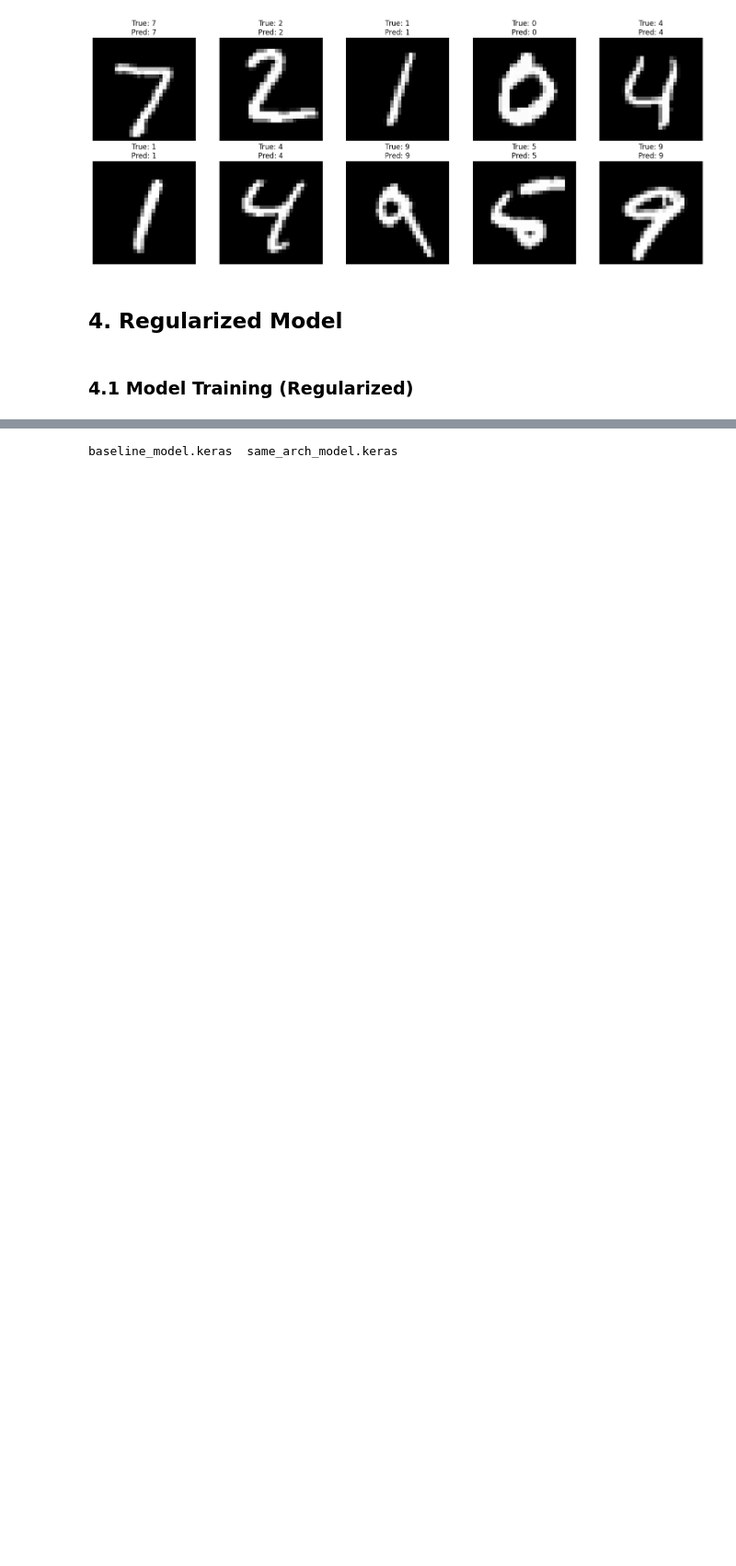
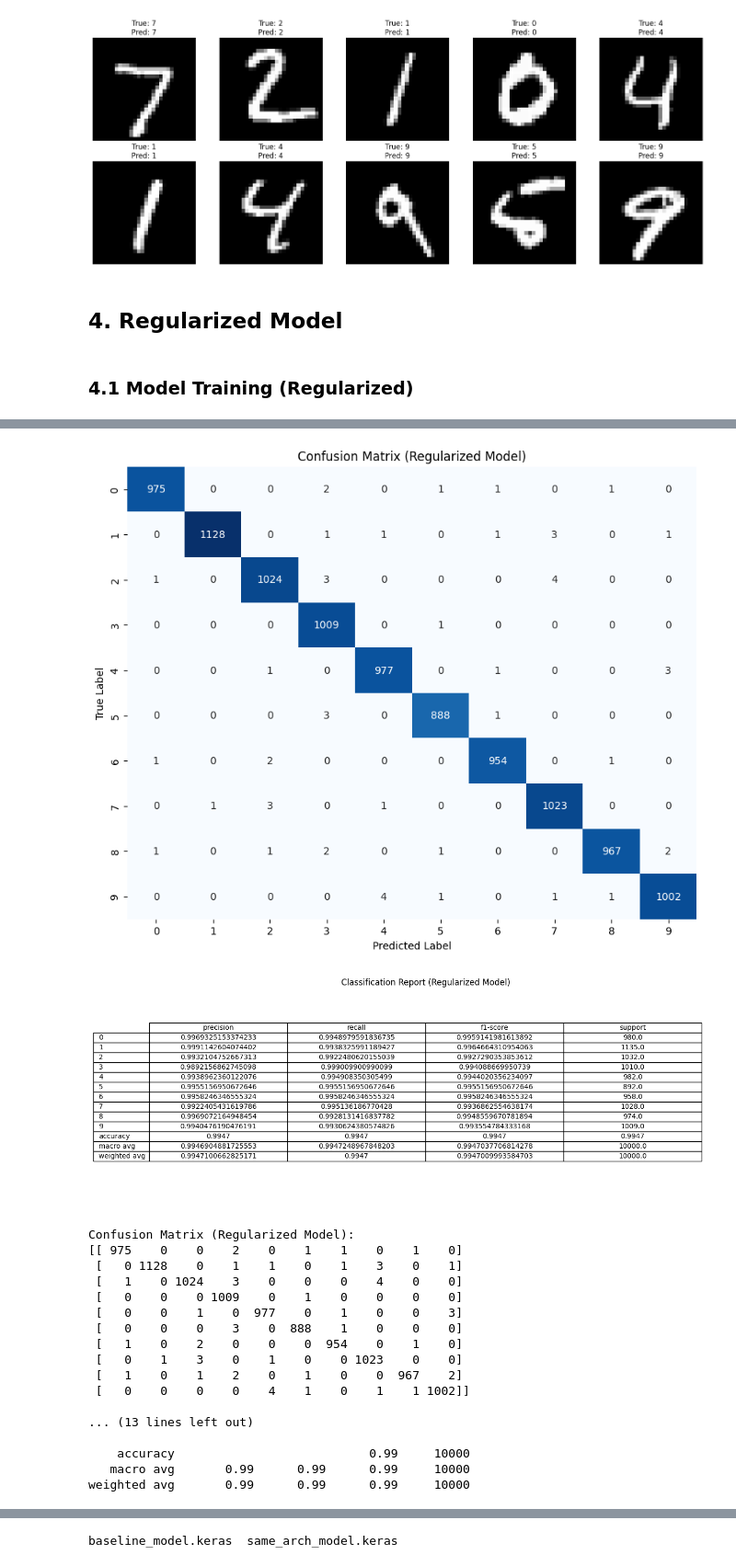
Before and after one commit to savioshaju/MNIST-Image-Classification-with-CNN, a Jupyter notebook: minist_cnn.ipynb, the cells around one changed output, grey strips where cells are left out. Shown at 92% size. Saved outputs shown, nothing was run; the diff lists cells and outputs as text; code cells hidden in the pictures; blank space fills up the shorter version.

```diff
--- a/minist_cnn.ipynb
+++ b/minist_cnn.ipynb
@@ -552,0 +622,41 @@ weighted avg       0.99      0.99      0.99     10000
+# %%
+y_pred_fixed = np.argmax(same_arch_model.predict(x_test), axis=1)
+
+# Confusion Matrix
+cm_fixed = confusion_matrix(y_test, y_pred_fixed)
+plt.figure(figsize=(10, 8))
+sns.heatmap(cm_fixed, annot=True, fmt='d', cmap='Blues', cbar=False,
+            xticklabels=np.arange(10), yticklabels=np.arange(10))
+plt.title('Confusion Matrix (Regularized Model)')
+plt.xlabel('Predicted Label')
+plt.ylabel('True Label')
+plt.savefig(os.path.join(save_base_path, 'confusion_matrix_regularized.png'))
+plt.show()
+plt.close()
+
+# Classification Report
+report_fixed = classification_report(y_test, y_pred_fixed, output_dict=True)
+df_report_fixed = pd.DataFrame(report_fixed).transpose()
+
+plt.figure(figsize=(12, 6))
+ax = plt.gca()
+ax.axis('off')
+tbl = ax.table(cellText=df_report_fixed.values,
+               colLabels=df_report_fixed.columns,
+               rowLabels=df_report_fixed.index,
+               loc='center',
+               cellLoc='center')
+tbl.auto_set_font_size(False)
+tbl.set_fontsize(10)
+tbl.scale(1.2, 1.2)
+plt.title('Classification Report (Regularized Model)', y=0.95)
+plt.savefig(os.path.join(save_base_path, 'classification_report_regularized.png'), bbox_inches='tight')
+plt.show()
+plt.close()
+
+print('Confusion Matrix (Regularized Model):')
+print(cm_fixed)
+
+print('\nClassification Report (Regularized Model):')
+print(classification_report(y_test, y_pred_fixed))
+# %% [output]
@@ -553,3 +664,22 @@ weighted avg       0.99      0.99      0.99     10000
+[figure, added]
+[figure, added]
+Confusion Matrix (Regularized Model):
+[[ 975    0    0    2    0    1    1    0    1    0]
+ [   0 1128    0    1    1    0    1    3    0    1]
+ [   1    0 1024    3    0    0    0    4    0    0]
+ [   0    0    0 1009    0    1    0    0    0    0]
+ [   0    0    1    0  977    0    1    0    0    3]
+ [   0    0    0    3    0  888    1    0    0    0]
+ [   1    0    2    0    0    0  954    0    1    0]
+ [   0    1    3    0    1    0    0 1023    0    0]
+ [   1    0    1    2    0    1    0    0  967    2]
+ [   0    0    0    0    4    1    0    1    1 1002]]
+
+... (13 lines left out)
+
+    accuracy                           0.99     10000
+   macro avg       0.99      0.99      0.99     10000
+weighted avg       0.99      0.99      0.99     10000
 # %%
 print('Sample Predictions (Regularized Model):')
 plot_predictions(same_arch_model, x_test, y_test, num_samples=10)
```
Also changed, not shown: parts of 24 cells of this notebook.
